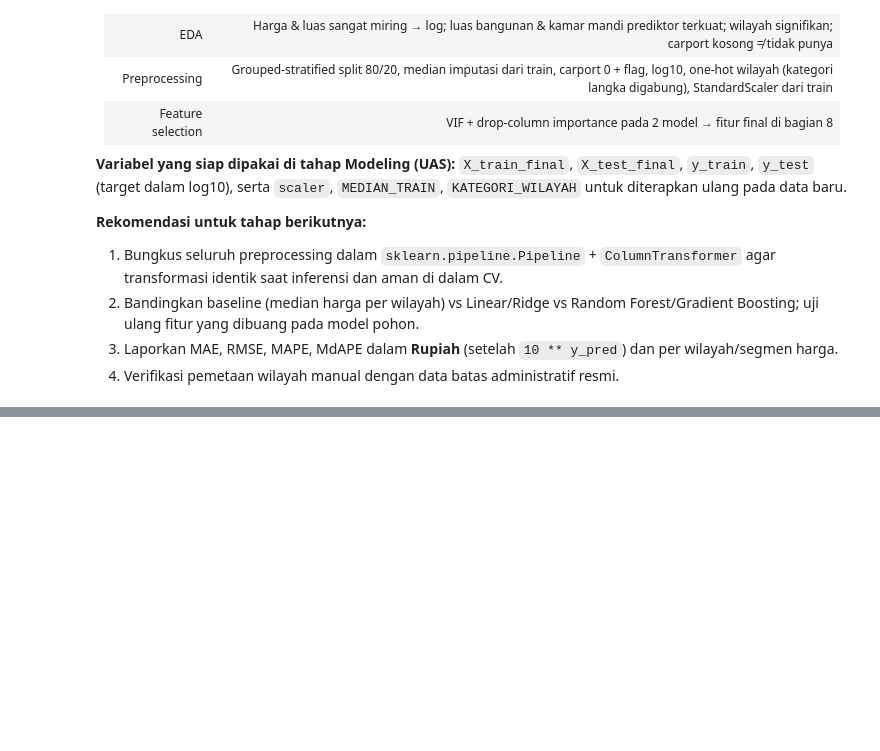
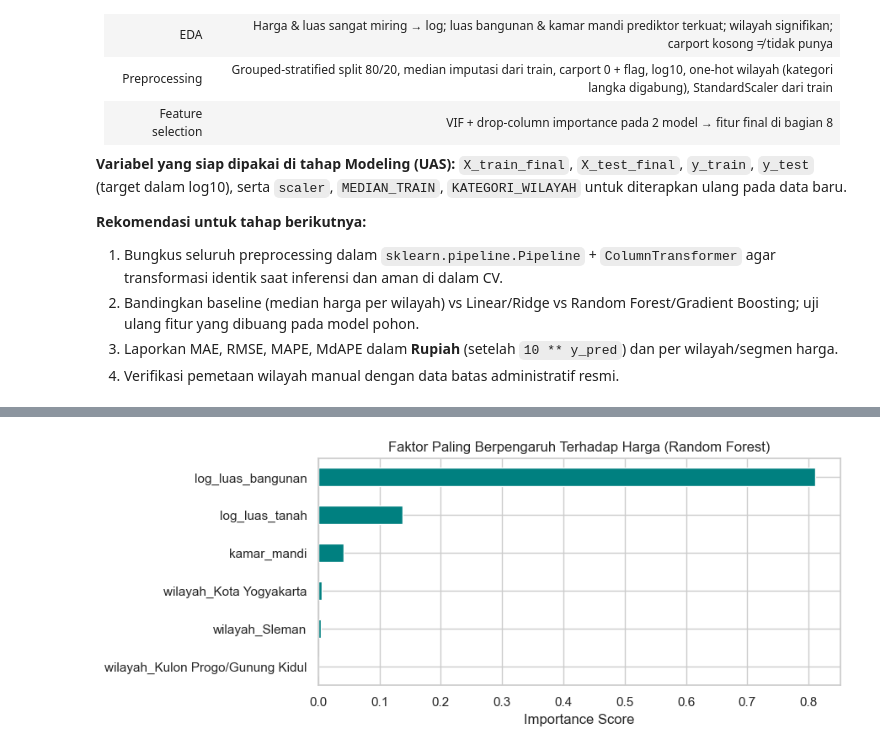
Before and after one commit to Affanzaky06/pPrediksi_Harga_Rumah_DS, a Jupyter notebook: progress2.ipynb, the cells around one changed output, grey strips where cells are left out. Cells and saved outputs as stored; diff of their text form; code cells hidden in the pictures; blank space fills up the shorter version.

```diff
--- a/progress2.ipynb
+++ b/progress2.ipynb
@@ -1334,0 +1535,10 @@ RMSE CV Linear — semua fitur: 0.1631 | fitur final: 0.1640 (selisih +0.0009)
+# %%
+importansi = pd.Series(model_terbaik.feature_importances_, index=X_train_final.columns).sort_values()
+
+plt.figure(figsize=(8, 3.5))
+importansi.plot(kind='barh', color='teal')
+plt.title("Faktor Paling Berpengaruh Terhadap Harga (Random Forest)")
+plt.xlabel("Importance Score")
+plt.show()
+# %% [output]
+[figure, added]
```
Also changed, not shown: parts of 28 cells of this notebook, 4 other files.
